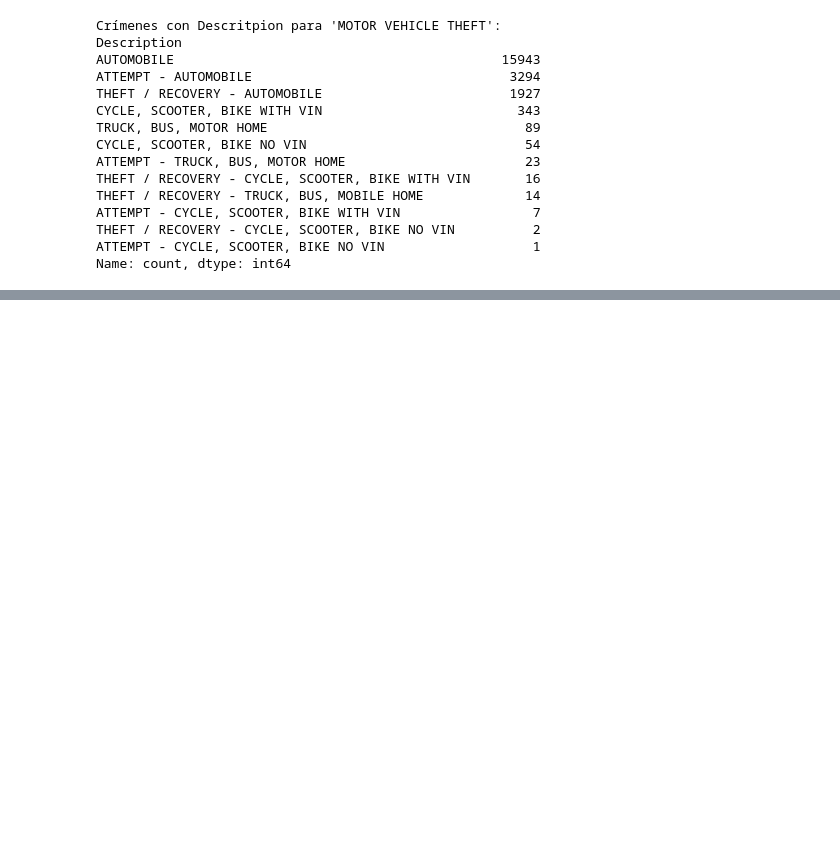
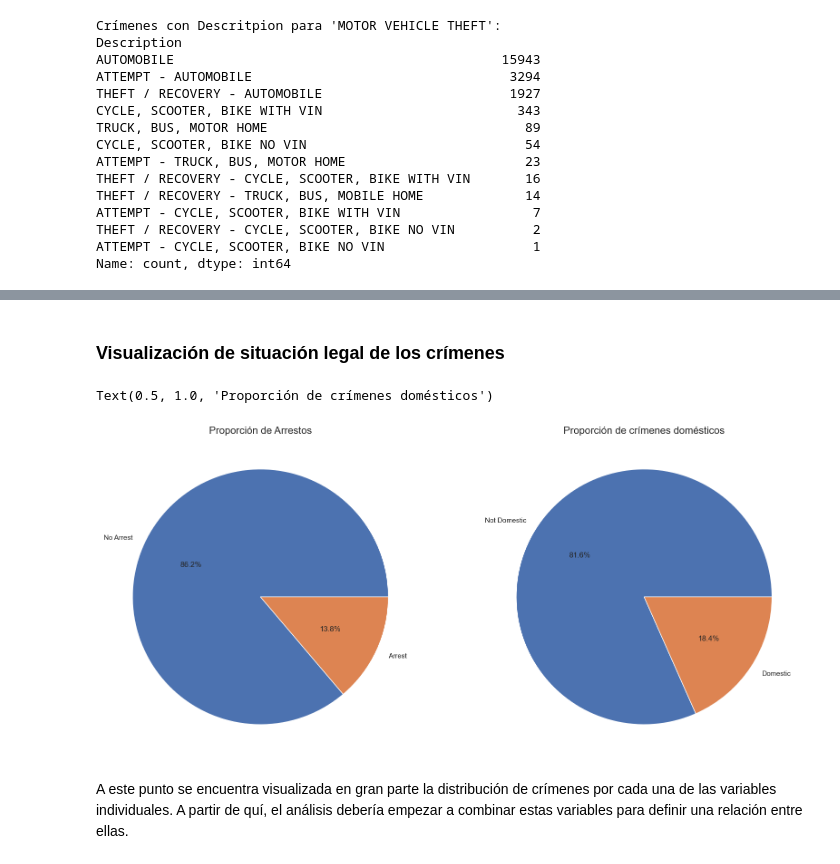
Before and after one commit to AlejandroValle99/trabajo_practico-AdD_g8, a Jupyter notebook: eda.ipynb, the cells around one changed output, grey strips where cells are left out. Saved outputs shown, nothing was run; the diff lists cells and outputs as text; code cells hidden in the pictures; blank space fills up the shorter version.

```diff
--- a/eda.ipynb
+++ b/eda.ipynb
@@ -434,0 +463,15 @@ Name: count, dtype: int64
+# %% [markdown]
+### Visualización de situación legal de los crímenes
+# %%
+fig, axs = plt.subplots(1, 2, figsize=(20, 10))
+
+axs[0].pie(df['Arrest'].value_counts(), labels=['No Arrest', 'Arrest'], autopct='%1.1f%%')
+axs[0].set_title('Proporción de Arrestos', fontsize=16)
+
+axs[1].pie(df['Domestic'].value_counts(), labels=['Not Domestic', 'Domestic'], autopct='%1.1f%%')
+axs[1].set_title('Proporción de crímenes domésticos', fontsize=16)
+# %% [output]
+Text(0.5, 1.0, 'Proporción de crímenes domésticos')
+[figure, added]
+# %% [markdown]
+A este punto se encuentra visualizada en gran parte la distribución de crímenes por cada una de las variables individuales. A partir de quí, el análisis debería empezar a combinar estas variables para definir una relación entre ellas.
```
Also changed, not shown: parts of 4 cells of this notebook, 1 other file.
